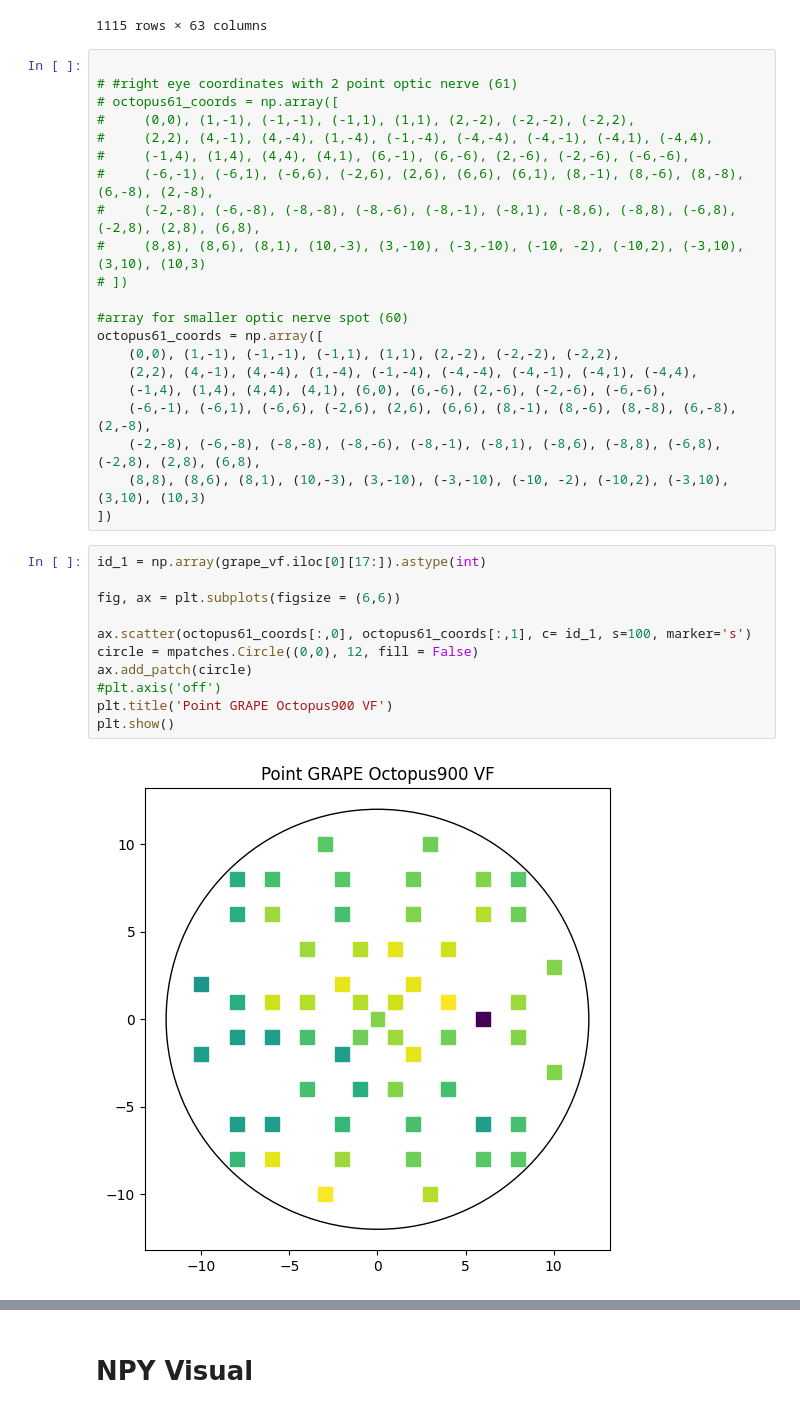
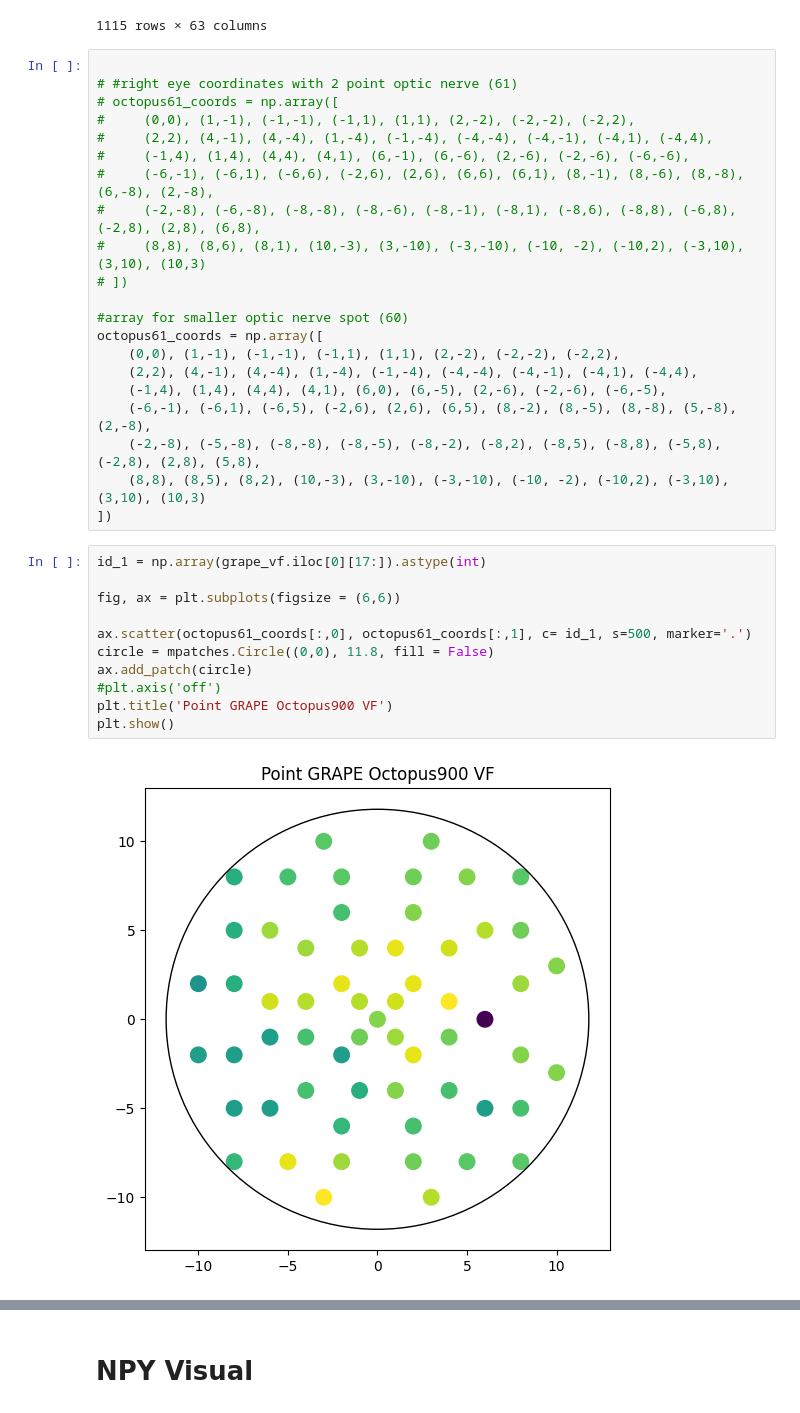
Before and after one commit to lilyhirano/Visual-Field-Analysis, a Jupyter notebook: grape_images.ipynb, the cells around one changed output, grey strips where cells are left out. Drawn from its saved outputs; the diff is of its cells as text.

```diff
--- a/grape_images.ipynb
+++ b/grape_images.ipynb
@@ -74,24 +74,24 @@ cropped
 octopus61_coords = np.array([
     (0,0), (1,-1), (-1,-1), (-1,1), (1,1), (2,-2), (-2,-2), (-2,2),
     (2,2), (4,-1), (4,-4), (1,-4), (-1,-4), (-4,-4), (-4,-1), (-4,1), (-4,4),
-    (-1,4), (1,4), (4,4), (4,1), (6,0), (6,-6), (2,-6), (-2,-6), (-6,-6),
-    (-6,-1), (-6,1), (-6,6), (-2,6), (2,6), (6,6), (8,-1), (8,-6), (8,-8), (6,-8), (2,-8),
-    (-2,-8), (-6,-8), (-8,-8), (-8,-6), (-8,-1), (-8,1), (-8,6), (-8,8), (-6,8), (-2,8), (2,8), (6,8),
-    (8,8), (8,6), (8,1), (10,-3), (3,-10), (-3,-10), (-10, -2), (-10,2), (-3,10), (3,10), (10,3)
+    (-1,4), (1,4), (4,4), (4,1), (6,0), (6,-5), (2,-6), (-2,-6), (-6,-5),
+    (-6,-1), (-6,1), (-6,5), (-2,6), (2,6), (6,5), (8,-2), (8,-5), (8,-8), (5,-8), (2,-8),
+    (-2,-8), (-5,-8), (-8,-8), (-8,-5), (-8,-2), (-8,2), (-8,5), (-8,8), (-5,8), (-2,8), (2,8), (5,8),
+    (8,8), (8,5), (8,2), (10,-3), (3,-10), (-3,-10), (-10, -2), (-10,2), (-3,10), (3,10), (10,3)
 ])
 # %%
 id_1 = np.array(grape_vf.iloc[0][17:]).astype(int)
 
 fig, ax = plt.subplots(figsize = (6,6))
 
-ax.scatter(octopus61_coords[:,0], octopus61_coords[:,1], c= id_1, s=100, marker='s')
-circle = mpatches.Circle((0,0), 12, fill = False)
+ax.scatter(octopus61_coords[:,0], octopus61_coords[:,1], c= id_1, s=500, marker='.')
+circle = mpatches.Circle((0,0), 11.8, fill = False)
 ax.add_patch(circle)
 #plt.axis('off')
 plt.title('Point GRAPE Octopus900 VF')
 plt.show()
 # %% [output]
-[figure, old version]
+[figure, new version]
 # %%
 id_1 = np.array(grape_vf.iloc[0][17:]).astype(int)
 
```
Also changed, not shown: parts of 3 cells of this notebook, 9 other files.
